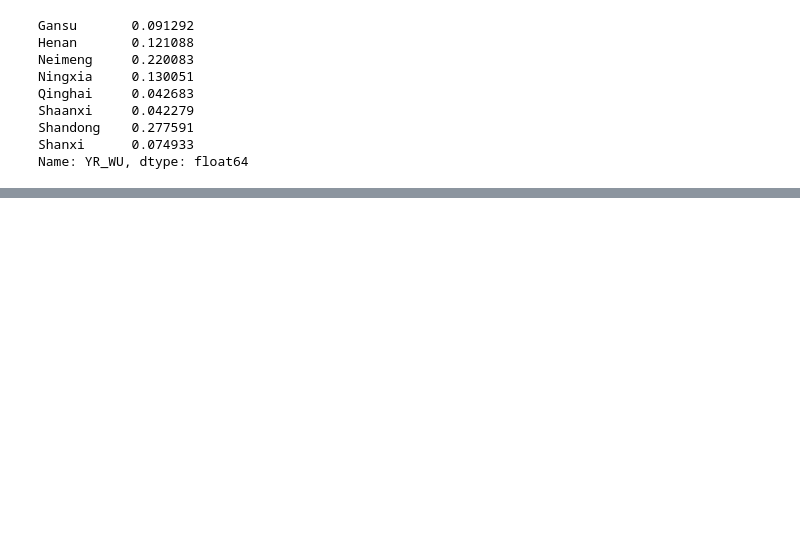
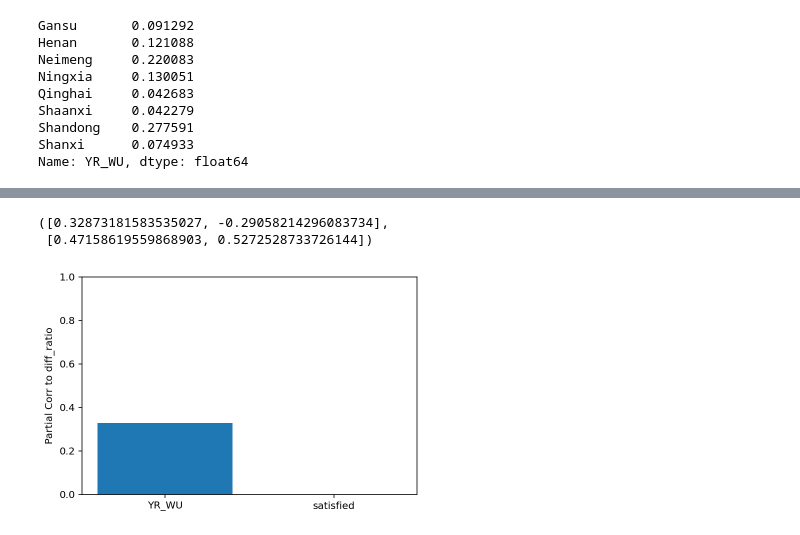
Before and after one commit to SongshGeo/Water-Allocation-Institution, a Jupyter notebook: notebooks/03_SynthControl.ipynb, the cells around one changed output, grey strips where cells are left out. Cells and saved outputs as stored; diff of their text form; code cells hidden in the pictures; blank space fills up the shorter version.

```diff
--- a/notebooks/03_SynthControl.ipynb
+++ b/notebooks/03_SynthControl.ipynb
@@ -102,3 +80,9 @@ Name: YR_WU, dtype: float64
+# %%
+exp98.correlation_analysis(xs=['YR_WU', 'satisfied'], y='diff_ratio')
+# %% [output]
+([0.32873181583535027, -0.29058214296083734],
+ [0.47158619559868903, 0.5272528733726144])
+[figure, added]
 # %%
 compare_df = pd.DataFrame()
 compare_df['87_ratio'] = statistic_87['diff_ratio']
```
Also changed, not shown: parts of 9 cells of this notebook, 37 other files.
